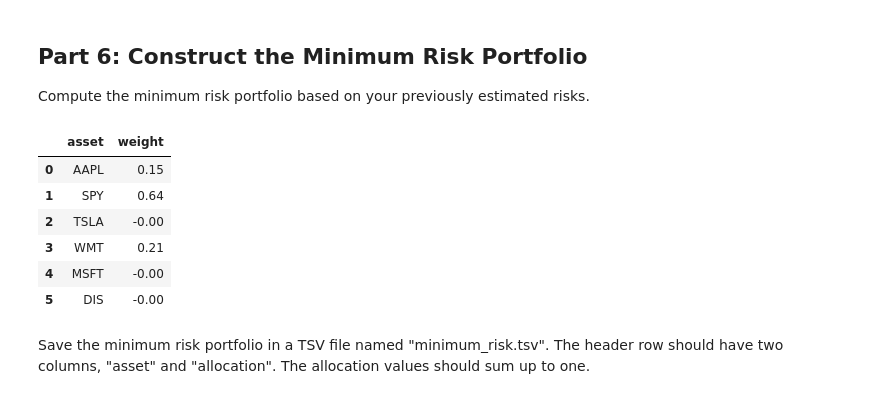
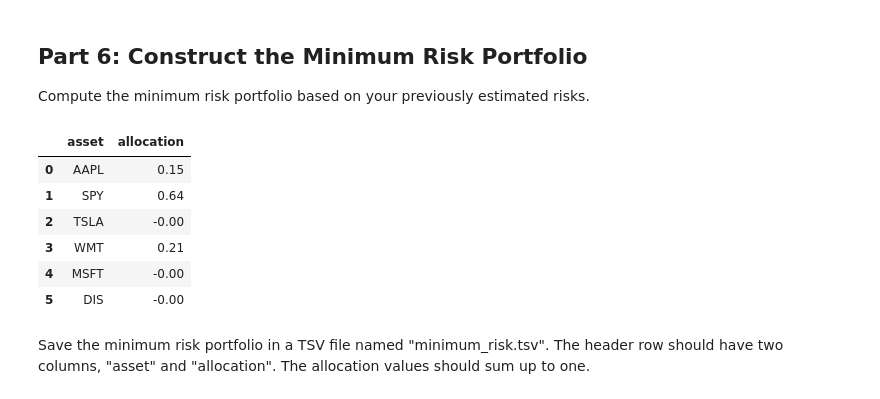
Before and after one commit to nwing2/DX704_Homework, a Jupyter notebook: dx704-project-01.ipynb, the cells around one changed output. Saved outputs shown, nothing was run; the diff lists cells and outputs as text; code cells hidden in the pictures.

```diff
--- a/dx704-project-01.ipynb
+++ b/dx704-project-01.ipynb
@@ -272,22 +272,22 @@ Compute the minimum risk portfolio based on your previously estimated risks.
 # %%
 x_minimum_risk = cp.Variable(n)
 
 objective_min_risk = cp.Minimize(x_minimum_risk.T @ estimated_covariance.to_numpy() @x_minimum_risk)
 
 prob_min_risk = cp.Problem(objective_min_risk,
                            [0 <= x_minimum_risk,
                             cp.sum(x_minimum_risk) == 1])
 
 covariance_min_risk = prob_min_risk.solve()
 
 minimum_risk_portfolio = pd.DataFrame({
     "asset": estimated_returns["asset"],
-    "weight": x_minimum_risk.value.round(2)
+    "allocation": x_minimum_risk.value.round(2)
 })
 
 minimum_risk_portfolio
 # %% [output]
-|  | asset | weight |
+|  | asset | allocation |
 | 0 | AAPL | 0.15 |
 | 1 | SPY | 0.64 |
 | 2 | TSLA | -0.00 |
```
Also changed, not shown: parts of 3 cells of this notebook, 4 other files.
